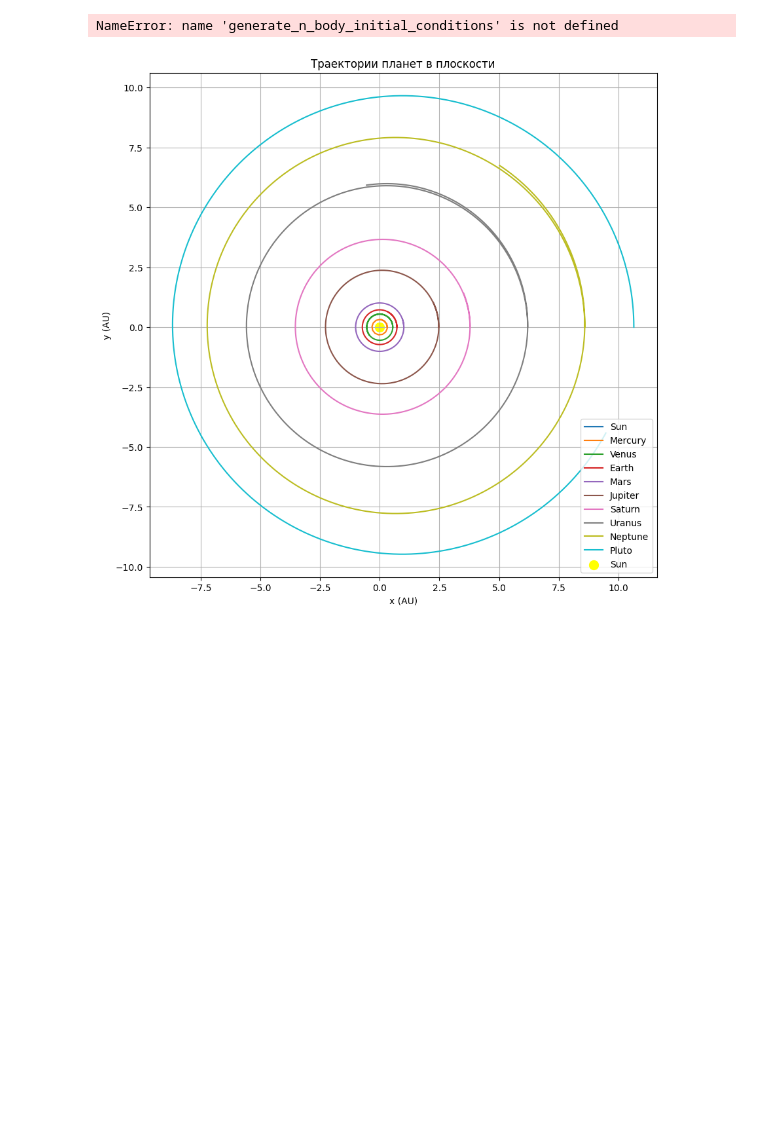
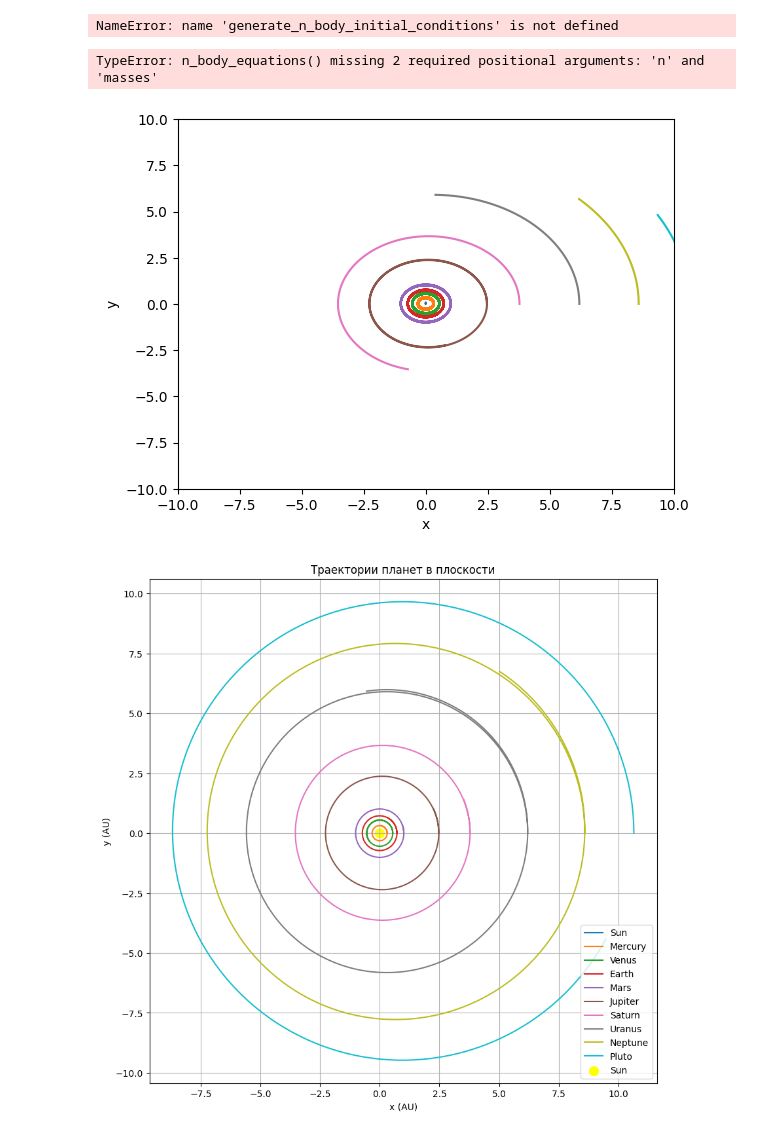
Before and after one commit to L404-Venik/CTMM, a Jupyter notebook: Task 2/Task2.ipynb, the cells around one changed output. Saved outputs shown, nothing was run; the diff lists cells and outputs as text; code cells hidden in the pictures; blank space fills up the shorter version.

Commit message:
animation added

```diff
--- a/Task 2/Task2.ipynb
+++ b/Task 2/Task2.ipynb
@@ -12,7 +12,3 @@ def generate_n_body_initial_conditions(n, seed=42, xlim=(-1, 1), ylim=(-1, 1), v
     Vx = np.zeros(n)
     Vy = np.random.uniform(*vlim, size=n)
     return np.column_stack((x, y, Vx, Vy))
-# %%
-n = 100
-initial_conditions = generate_n_body_initial_conditions(n)
-print(initial_conditions)
@@ -221,7 +199,7 @@ plt.show()
 NameError: name 'generate_n_body_initial_conditions' is not defined
 # %%
 import numpy as np
-from scipy.integrate import odeint
+from scipy.integrate import odeint, solve_ivp
 import matplotlib.pyplot as plt
 
 G = 39.478  # Гравитационная постоянная в AU^3 / (Масса_Солнца * год^2)
@@ -237,11 +215,13 @@ bodies = {
     "Saturn":   (2.86e-4, 9.58, 2.0),
     "Uranus":   (4.37e-5, 19.22, 1.4),
     "Neptune":  (5.15e-5, 30.05, 1.1),
-    "Pluto":    (6.5e-9, 40.05, 0.945),
+    #"Pluto":    (6.5e-9, 40.05, 0.945),
 }
 
 # Количество тел
 n = len(bodies)
+T_max = 200
+dT = 0.02
 
 # Формируем массив масс и начальные условия
 masses = np.array([bodies[planet][0] for planet in bodies])
@@ -290,11 +270,14 @@ def n_body_equations(state, t, n, masses):
 
     return derivatives.flatten()
 
-def solve_n_body(n, masses, initial_conditions, t_max=50, dt=0.02):
+def solve_n_body(n, masses, initial_conditions, t_max=50, dt=dT):
     """Решает задачу n тел и возвращает траектории."""
     t = np.arange(0, t_max, dt)
-    sol = odeint(n_body_equations, initial_conditions.flatten(), t, args=(n, masses))
+    #sol = odeint(n_body_equations, initial_conditions.flatten(), t, args=(n, masses))
+    sol = solve_ivp(n_body_equations, (0,t_max), initial_conditions.flatten())
     return t, sol.reshape(-1, n, 4)
 
 # Решение системы
 t, trajectories = solve_n_body(n, masses, initial_conditions,t_max=200)
+# %% [output]
+TypeError: n_body_equations() missing 2 required positional arguments: 'n' and 'masses'
@@ -309,5 +294,27 @@ for i, planet in enumerate(bodies.keys()):
 
     trajectories_copy[:,i,0] /= length
     trajectories_copy[:,i,1] /= length
+# %%
+import matplotlib.animation as animation
+
+fig, ax = plt.subplots()
+ax.set(xlim=[-10, 10], ylim=[-10, 10], xlabel='x', ylabel='y')
+lines = []
+for i, planet in enumerate(bodies.keys()):
+#lines = np.array((1,10,2))
+    lines.append(ax.plot(trajectories_copy[0,i,0], trajectories_copy[0,i,1])[0])
+
+def update(frame):
+    for i, planet in enumerate(bodies.keys()):
+        _x = trajectories_copy[:frame, i, 0]
+        lines[i].set_xdata(_x)
+        lines[i].set_ydata(trajectories_copy[:frame, i, 1])
+    return lines
+
+ani = animation.FuncAnimation(fig=fig, func=update, frames=1000, interval=30)
+ani.save("animation.gif", writer="pillow")
+plt.show()
+# %% [output]
+[figure, added]
 # %%
 # Визуализация
```
Also changed, not shown: parts of 3 cells of this notebook.
